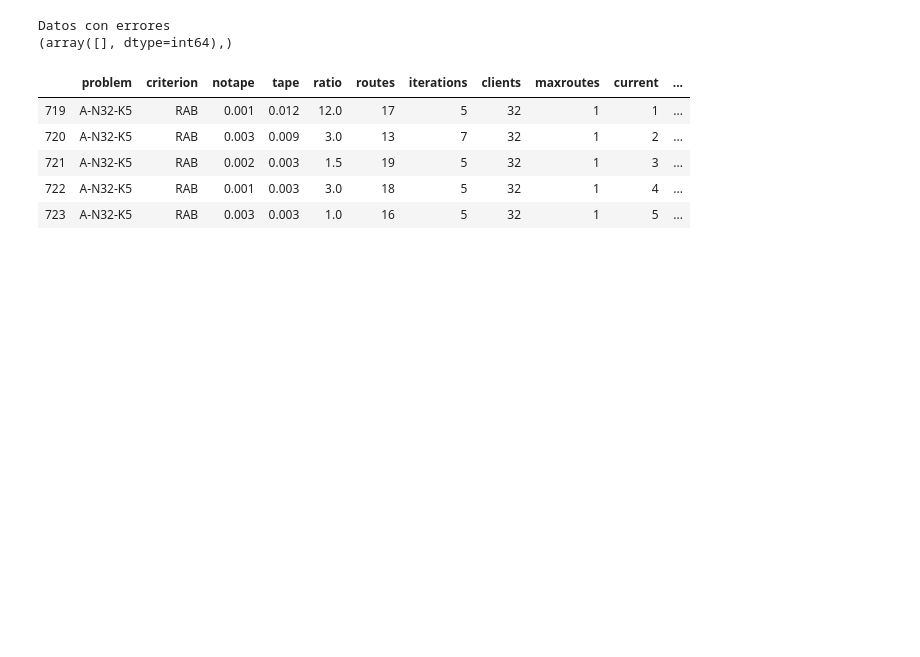
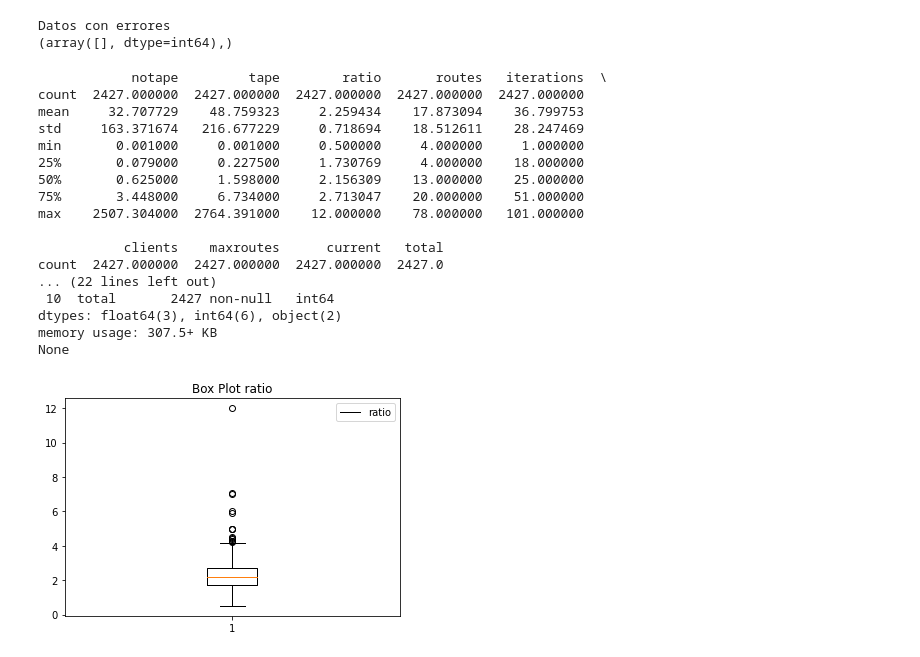
Before and after one commit to luisoibarra/vrp-information-retrieval, a Jupyter notebook: analisis.ipynb, the cells around one changed output. Cells and saved outputs as stored; diff of their text form; code cells hidden in the pictures; blank space fills up the shorter version.

Commit message:
correlation graphs

```diff
--- a/analisis.ipynb
+++ b/analisis.ipynb
@@ -126,10 +123,26 @@ def anova(data, factor, objetive, alpha=0.1):
 # %%
 p1 = data[data['problem'] == "A-N32-K5"]
 p1.head()
+
+
+# Resumen de estadística descriptiva:
+describe(data)
 # %% [output]
-|  | problem | criterion | notape | tape | ratio | routes | iterations | clients | maxroutes | current | ... |
-| 719 | A-N32-K5 | RAB | 0.001 | 0.012 | 12.0 | 17 | 5 | 32 | 1 | 1 | ... |
-| 720 | A-N32-K5 | RAB | 0.003 | 0.009 | 3.0 | 13 | 7 | 32 | 1 | 2 | ... |
-| 721 | A-N32-K5 | RAB | 0.002 | 0.003 | 1.5 | 19 | 5 | 32 | 1 | 3 | ... |
-| 722 | A-N32-K5 | RAB | 0.001 | 0.003 | 3.0 | 18 | 5 | 32 | 1 | 4 | ... |
-| 723 | A-N32-K5 | RAB | 0.003 | 0.003 | 1.0 | 16 | 5 | 32 | 1 | 5 | ... |
+            notape         tape        ratio       routes   iterations  \
+count  2427.000000  2427.000000  2427.000000  2427.000000  2427.000000
+mean     32.707729    48.759323     2.259434    17.873094    36.799753
+std     163.371674   216.677229     0.718694    18.512611    28.247469
+min       0.001000     0.001000     0.500000     4.000000     1.000000
+25%       0.079000     0.227500     1.730769     4.000000    18.000000
+50%       0.625000     1.598000     2.156309    13.000000    25.000000
+75%       3.448000     6.734000     2.713047    20.000000    51.000000
+max    2507.304000  2764.391000    12.000000    78.000000   101.000000
+
+           clients    maxroutes      current   total
+count  2427.000000  2427.000000  2427.000000  2427.0
+... (22 lines left out)
+ 10  total       2427 non-null   int64
+dtypes: float64(3), int64(6), object(2)
+memory usage: 307.5+ KB
+None
+[figure, added]
```
Also changed, not shown: parts of 6 cells of this notebook, 2 other files.
